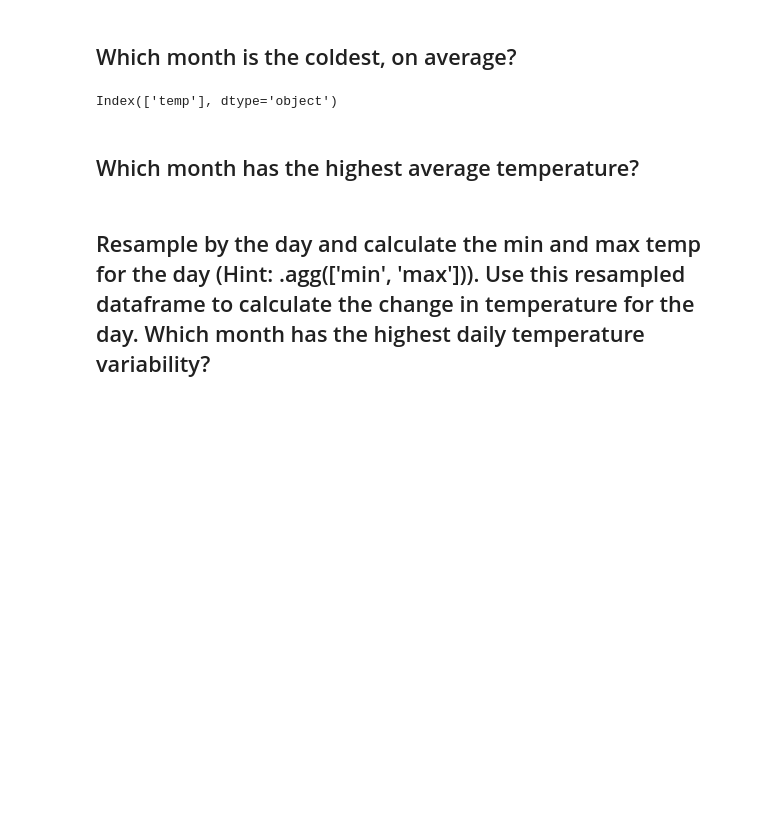
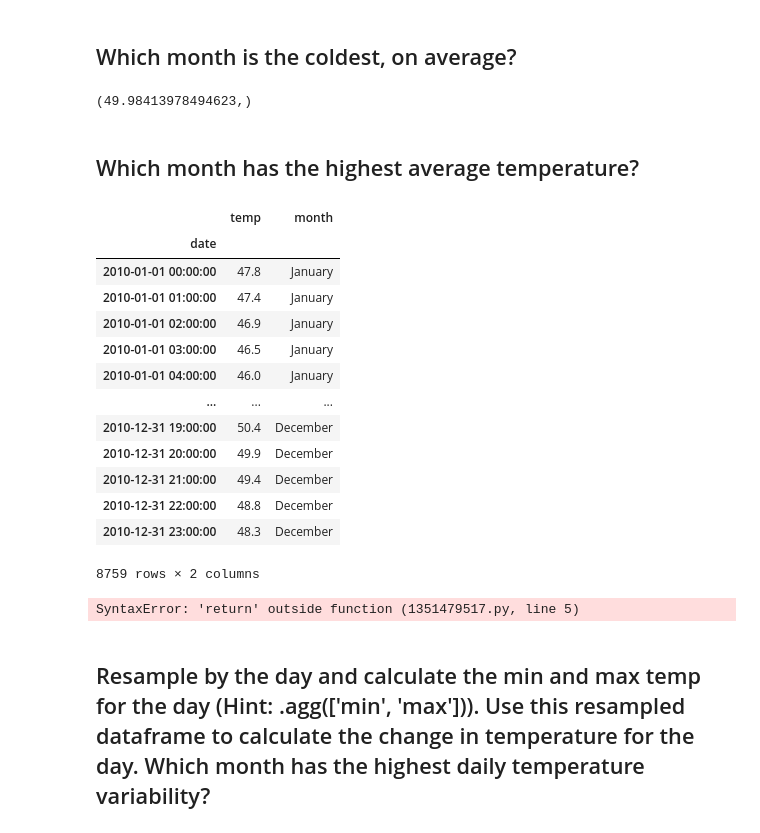
Before and after one commit to EstebanHernandez0/time-series, a Jupyter notebook: datetime_exercises.ipynb, the cells around one changed output. Saved outputs shown, nothing was run; the diff lists cells and outputs as text; code cells hidden in the pictures; blank space fills up the shorter version.

```diff
--- a/datetime_exercises.ipynb
+++ b/datetime_exercises.ipynb
@@ -53,12 +53,38 @@ df.resample('D').max()['temp'].plot()
 [figure]
 # %% [markdown]
 ## Which month is the coldest, on average?
-# %%
-df.
-# %% [output]
-Index(['temp'], dtype='object')
+# %%
+df.resample('M').mean()['temp'].min(),
+# %% [output]
+(49.98413978494623,)
 # %% [markdown]
 ## Which month has the highest average temperature?
+# %%
+df['month']= df.dt.
+df
+# %% [output]
+|  | temp | month |
+| date |  |  |
+| 2010-01-01 00:00:00 | 47.8 | January |
+| 2010-01-01 01:00:00 | 47.4 | January |
+| 2010-01-01 02:00:00 | 46.9 | January |
+| 2010-01-01 03:00:00 | 46.5 | January |
+| 2010-01-01 04:00:00 | 46.0 | January |
+| ... | ... | ... |
+| 2010-12-31 19:00:00 | 50.4 | December |
+| 2010-12-31 20:00:00 | 49.9 | December |
+| 2010-12-31 21:00:00 | 49.4 | December |
+| 2010-12-31 22:00:00 | 48.8 | December |
+| 2010-12-31 23:00:00 | 48.3 | December |
+8759 rows × 2 columns
+# %%
+avg_temp= []
+for month in df['month']:
+    avg_temp.append(df.temp.mean())
+
+    return avg_temp
+# %% [output]
+SyntaxError: 'return' outside function (1351479517.py, line 5)
 # %% [markdown]
 ## Resample by the day and calculate the min and max temp for the day (Hint: .agg(['min', 'max'])). Use this resampled dataframe to calculate the change in temperature for the day. Which month has the highest daily temperature variability?
 # %% [markdown]
```
Also changed, not shown: parts of 7 cells of this notebook.
